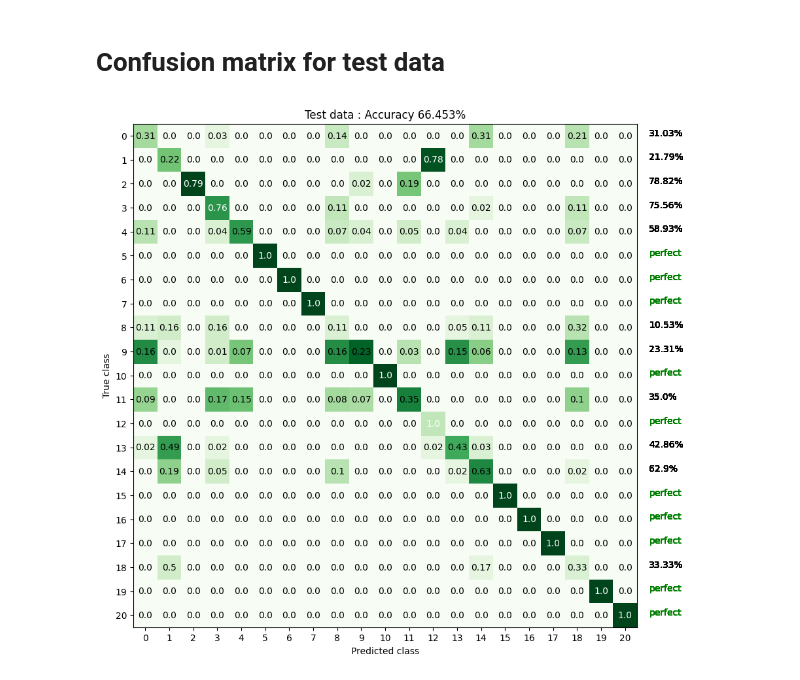
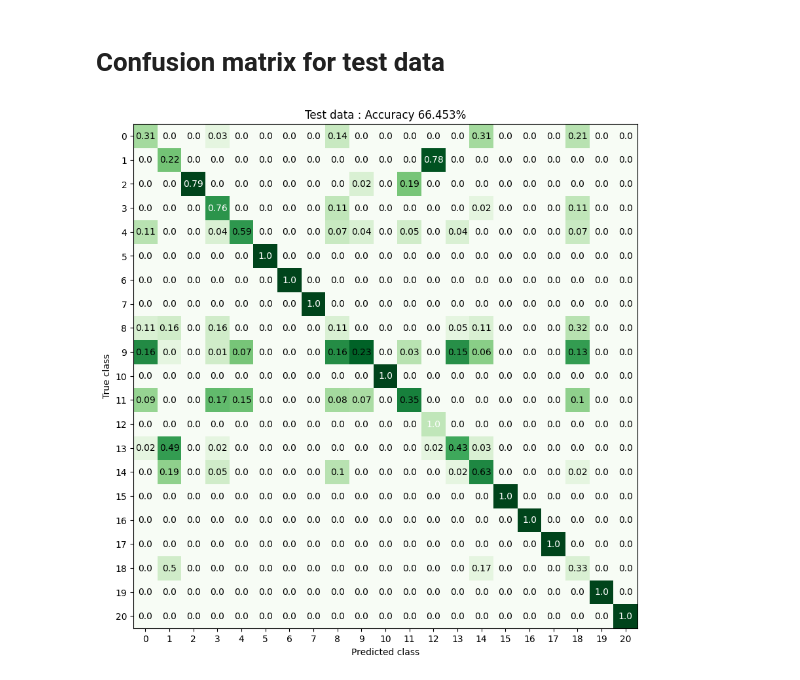
Before and after one commit to peterkrull/p7-ml-refrigeration-fault-detection, a Jupyter notebook: Python/LDA-SVM_v2.ipynb, the cells around one changed output. Drawn from its saved outputs; the diff is of its cells as text; code cells hidden in the pictures.

```diff
--- a/Python/LDA-SVM_v2.ipynb
+++ b/Python/LDA-SVM_v2.ipynb
@@ -108,20 +108,20 @@ labels_tst = test_data['target']
 # %%
 
 numbers=test_data['target'].unique().tolist()
 #numbers = targets
 truth = labels_tst
 
 # Initialize empty confusion matrix
 conf_matrix = np.zeros((len(numbers),len(numbers)))
 
 # Iterate through each prediction and update confusion matrix accordingly
 for x,y in zip(predict_tst,truth):
     conf_matrix[int(x)][int(y)] +=1
 
 
 eval_labels = False
 #plot the confusion matrix
-confusion_matrix(conf_matrix, figsize = (10,10),title='Test data',save_fig_name='LDA-SVM confusion matrix test.pdf')
+confusion_matrix(conf_matrix, figsize = (10,10),title='Test data',save_fig_name='LDA-SVM confusion matrix test.pdf',eval_labels = False)
 pass
 # %% [output]
-[figure, old version]
+[figure, new version]
```
Also changed, not shown: parts of 1 cell of this notebook.
